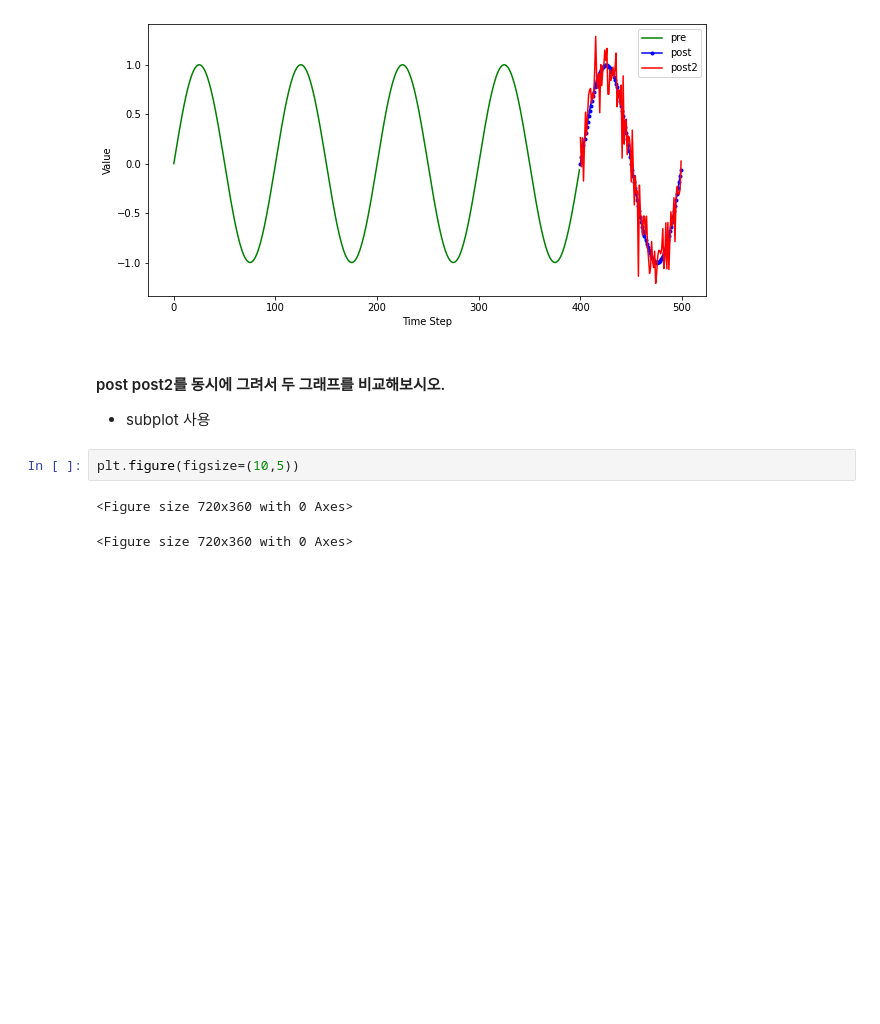
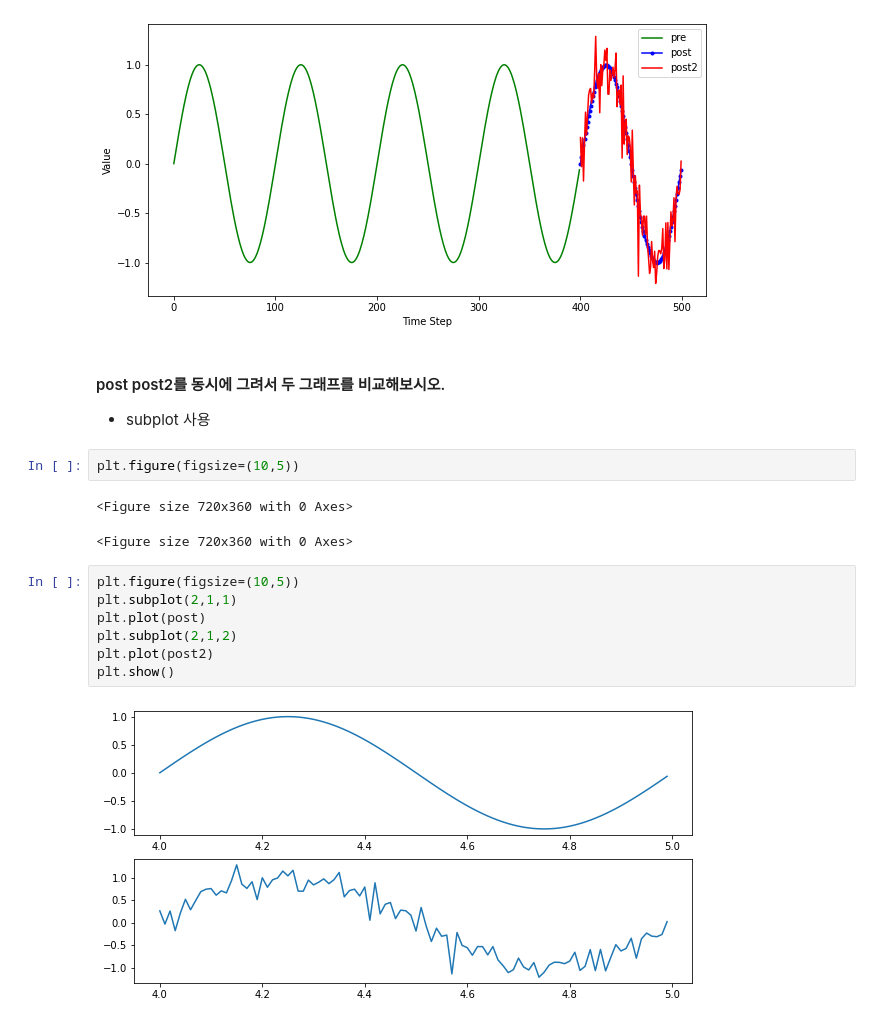
Before and after one commit to pdm03/pdm03, a Jupyter notebook: py-pandas/pandas_4_visualizing_df.ipynb, the cells around one changed output. Drawn from its saved outputs; the diff is of its cells as text; blank space fills up the shorter version.

```diff
--- a/py-pandas/pandas_4_visualizing_df.ipynb
+++ b/py-pandas/pandas_4_visualizing_df.ipynb
@@ -226,3 +226,12 @@ plt.figure(figsize=(10,5))
 # %% [output]
 <Figure size 720x360 with 0 Axes>
 <Figure size 720x360 with 0 Axes>
+# %%
+plt.figure(figsize=(10,5))
+plt.subplot(2,1,1)
+plt.plot(post)
+plt.subplot(2,1,2)
+plt.plot(post2)
+plt.show()
+# %% [output]
+[figure, added]
```
